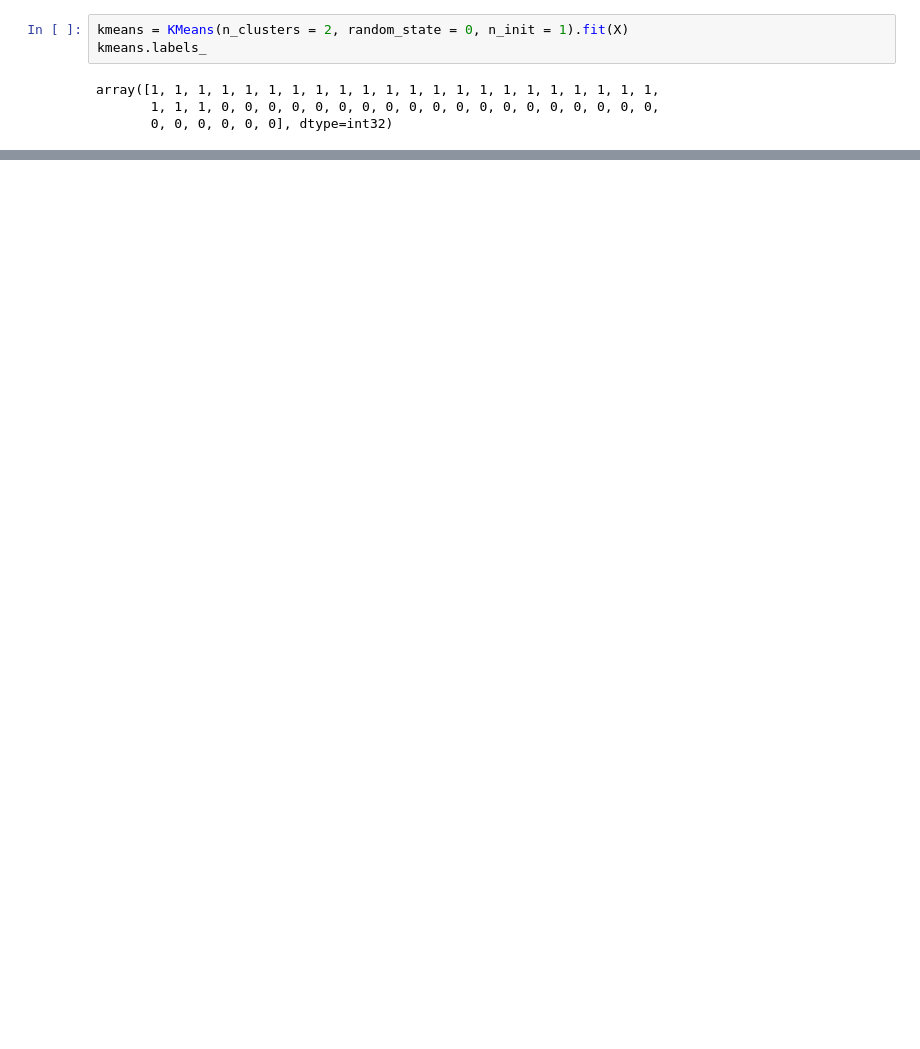
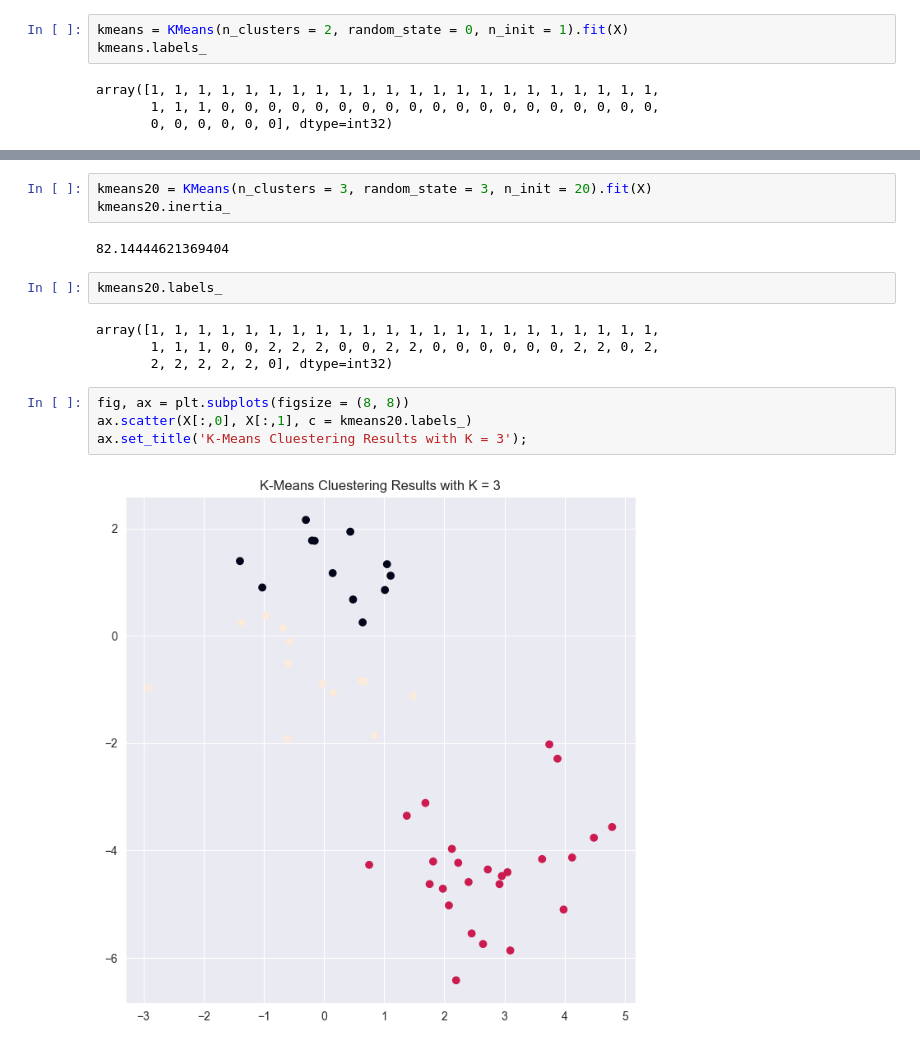
Before and after one commit to CameronOldweiler/DataProjects, a Jupyter notebook: Chapter12Lab.ipynb, the cells around one changed output, grey strips where cells are left out. Saved outputs shown, nothing was run; the diff lists cells and outputs as text; blank space fills up the shorter version.

```diff
--- a/Chapter12Lab.ipynb
+++ b/Chapter12Lab.ipynb
@@ -39,0 +56,17 @@ ax.set_title('K-Means Clustering Results with K = 2');
+# %%
+kmeans20 = KMeans(n_clusters = 3, random_state = 3, n_init = 20).fit(X)
+kmeans20.inertia_
+# %% [output]
+82.14444621369404
+# %%
+kmeans20.labels_
+# %% [output]
+array([1, 1, 1, 1, 1, 1, 1, 1, 1, 1, 1, 1, 1, 1, 1, 1, 1, 1, 1, 1, 1, 1,
+       1, 1, 1, 0, 0, 2, 2, 2, 0, 0, 2, 2, 0, 0, 0, 0, 0, 0, 2, 2, 0, 2,
+       2, 2, 2, 2, 2, 0], dtype=int32)
+# %%
+fig, ax = plt.subplots(figsize = (8, 8))
+ax.scatter(X[:,0], X[:,1], c = kmeans20.labels_)
+ax.set_title('K-Means Cluestering Results with K = 3');
+# %% [output]
+[figure, added]
```
Also changed, not shown: parts of 38 cells of this notebook.
